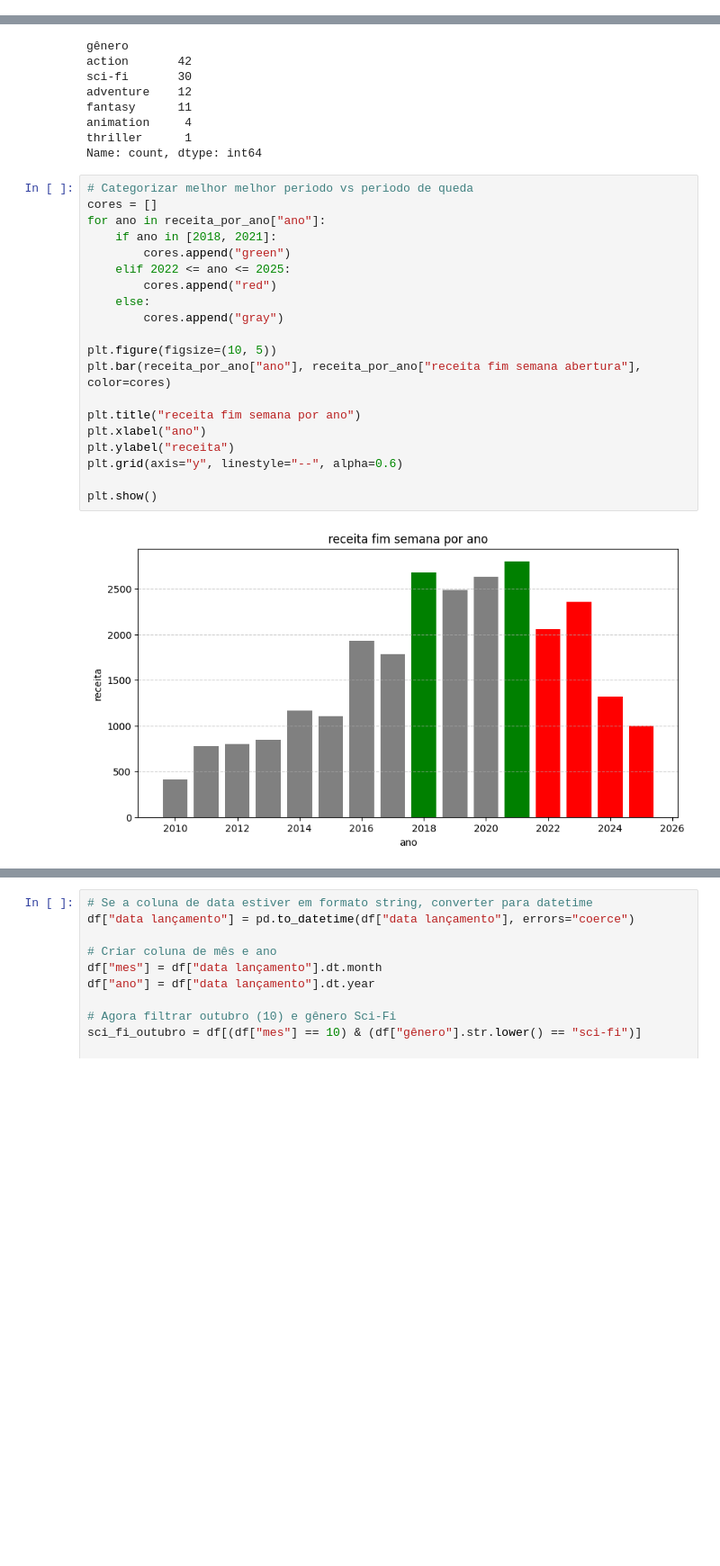
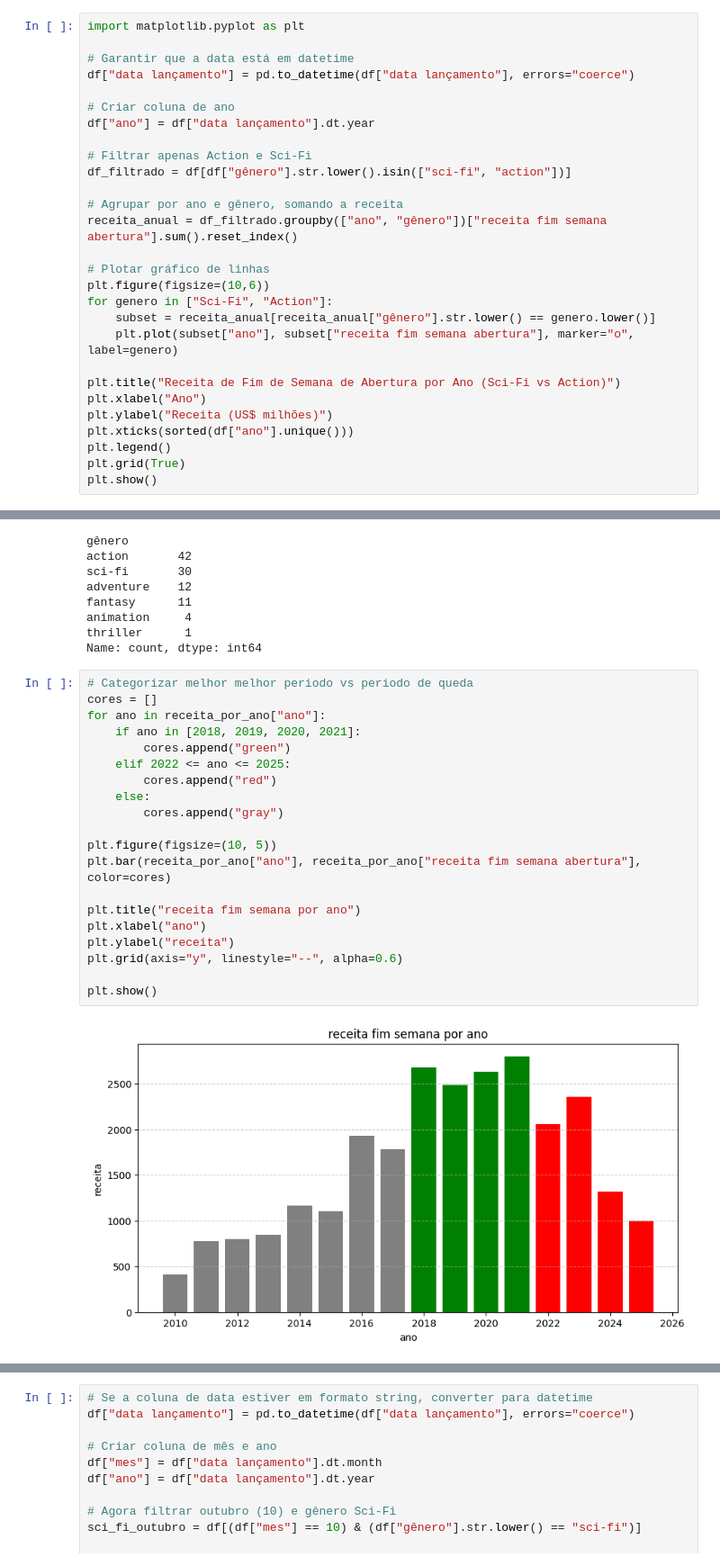
Before and after one commit to Carlos-Rafael-Dev/Data_Analytics, a Jupyter notebook: Produtora MegaPik/Movies MegaPik.ipynb, the cells around one changed output, grey strips where cells are left out. Shown: that part at 90% size. Drawn from its saved outputs; the diff is of its cells as text; blank space fills up the shorter version.

```diff
--- a/Produtora MegaPik/Movies MegaPik.ipynb
+++ b/Produtora MegaPik/Movies MegaPik.ipynb
@@ -160,0 +191,28 @@ plt.show()
+# %%
+import matplotlib.pyplot as plt
+
+# Garantir que a data está em datetime
+df["data lançamento"] = pd.to_datetime(df["data lançamento"], errors="coerce")
+
+# Criar coluna de ano
+df["ano"] = df["data lançamento"].dt.year
+
+# Filtrar apenas Action e Sci-Fi
+df_filtrado = df[df["gênero"].str.lower().isin(["sci-fi", "action"])]
+
+# Agrupar por ano e gênero, somando a receita
+receita_anual = df_filtrado.groupby(["ano", "gênero"])["receita fim semana abertura"].sum().reset_index()
+
+# Plotar gráfico de linhas
+plt.figure(figsize=(10,6))
+for genero in ["Sci-Fi", "Action"]:
+    subset = receita_anual[receita_anual["gênero"].str.lower() == genero.lower()]
+    plt.plot(subset["ano"], subset["receita fim semana abertura"], marker="o", label=genero)
+
+plt.title("Receita de Fim de Semana de Abertura por Ano (Sci-Fi vs Action)")
+plt.xlabel("Ano")
+plt.ylabel("Receita (US$ milhões)")
+plt.xticks(sorted(df["ano"].unique()))
+plt.legend()
+plt.grid(True)
+plt.show()
@@ -277,25 +415,25 @@ Name: count, dtype: int64
 # %%
 # Categorizar melhor melhor periodo vs periodo de queda
 cores = []
 for ano in receita_por_ano["ano"]:
-    if ano in [2018, 2021]:
+    if ano in [2018, 2019, 2020, 2021]:
         cores.append("green")
     elif 2022 <= ano <= 2025:
         cores.append("red")
     else:
         cores.append("gray")
 
 plt.figure(figsize=(10, 5))
 plt.bar(receita_por_ano["ano"], receita_por_ano["receita fim semana abertura"], color=cores)
 
 plt.title("receita fim semana por ano")
 plt.xlabel("ano")
 plt.ylabel("receita")
 plt.grid(axis="y", linestyle="--", alpha=0.6)
 
 plt.show()
 # %% [output]
-[figure, old version]
+[figure, new version]
 # %%
 filmes_melhor_periodo = df[df["ano"].isin([2018, 2019, 2020, 2021])]
 
```
Also changed, not shown: parts of 7 cells of this notebook, 2 other files.
